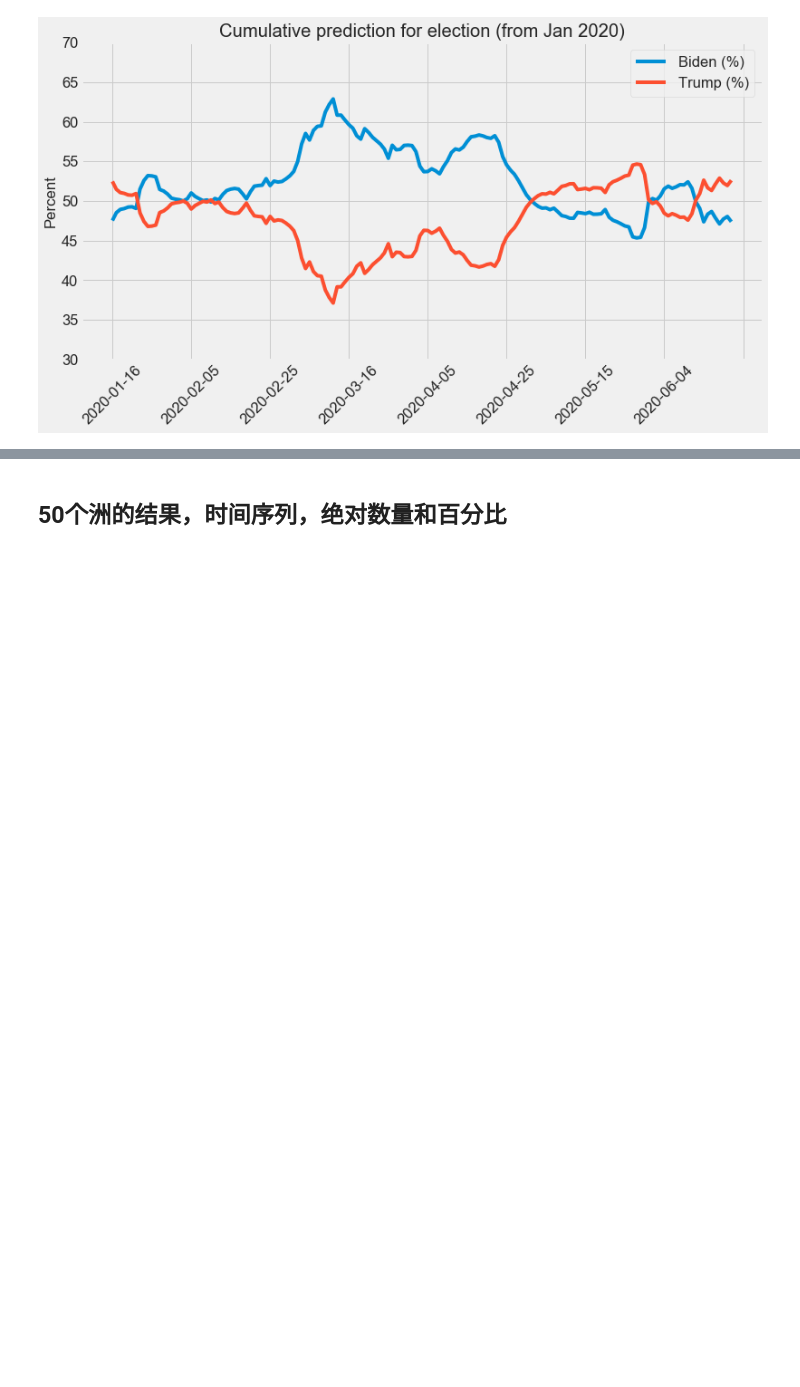
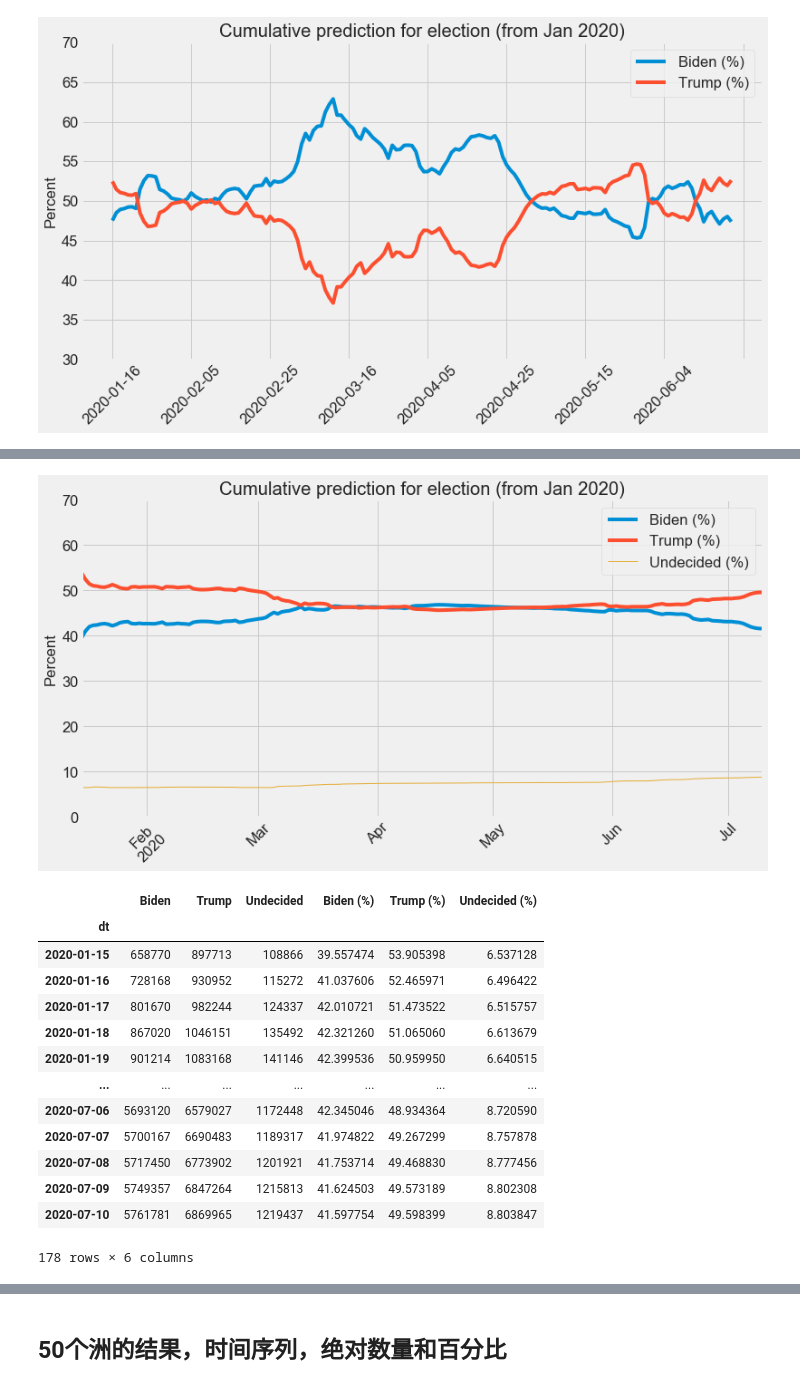
Before and after one commit to kayzhou/US_election, a Jupyter notebook: plots_paper.ipynb, the cells around one changed output, grey strips where cells are left out. Cells and saved outputs as stored; diff of their text form; code cells hidden in the pictures; blank space fills up the shorter version.

```diff
--- a/plots_paper.ipynb
+++ b/plots_paper.ipynb
@@ -45 +43,38 @@ NameError: name 'data_states' is not defined
+# %%
+data = pd.read_csv("data/csv/results-cumFrom01-from-2020-01-02-to-2020-07-10.csv", index_col="dt")
+data = data[data.index >= "2020-01-15"]
+plt.figure(figsize=(12, 6))
+data
+data.index = pd.to_datetime(data.index)
+data["Biden (%)"] = data["Biden"] / (data["Biden"] + data["Trump"] + data["Undecided"]) * 100
+data["Trump (%)"] = data["Trump"] / (data["Biden"] + data["Trump"] + data["Undecided"]) * 100
+data["Undecided (%)"] = data["Undecided"] / (data["Biden"] + data["Trump"] + data["Undecided"]) * 100
+data["Biden (%)"].plot()
+data["Trump (%)"].plot()
+data["Undecided (%)"].plot(lw=1)
+plt.xlabel("")
+plt.ylim(0, 70)
+plt.xticks(rotation=45)
+plt.ylabel("Percent")
+plt.legend()
+plt.title(f"Cumulative prediction for election (from Jan 2020)")
+plt.savefig("fig/cumFrom01-from-2020-01-02-to-2020-07-10-3.png", dpi=300, bbox_inches ='tight')
+plt.show()
+data
+# %% [output]
+[figure, added]
+|  | Biden | Trump | Undecided | Biden (%) | Trump (%) | Undecided (%) |
+| dt |  |  |  |  |  |  |
+| 2020-01-15 | 658770 | 897713 | 108866 | 39.557474 | 53.905398 | 6.537128 |
+| 2020-01-16 | 728168 | 930952 | 115272 | 41.037606 | 52.465971 | 6.496422 |
+| 2020-01-17 | 801670 | 982244 | 124337 | 42.010721 | 51.473522 | 6.515757 |
+| 2020-01-18 | 867020 | 1046151 | 135492 | 42.321260 | 51.065060 | 6.613679 |
+| 2020-01-19 | 901214 | 1083168 | 141146 | 42.399536 | 50.959950 | 6.640515 |
+| ... | ... | ... | ... | ... | ... | ... |
+| 2020-07-06 | 5693120 | 6579027 | 1172448 | 42.345046 | 48.934364 | 8.720590 |
+| 2020-07-07 | 5700167 | 6690483 | 1189317 | 41.974822 | 49.267299 | 8.757878 |
+| 2020-07-08 | 5717450 | 6773902 | 1201921 | 41.753714 | 49.468830 | 8.777456 |
+| 2020-07-09 | 5749357 | 6847264 | 1215813 | 41.624503 | 49.573189 | 8.802308 |
+| 2020-07-10 | 5761781 | 6869965 | 1219437 | 41.597754 | 49.598399 | 8.803847 |
+178 rows × 6 columns
 # %%
```
Also changed, not shown: parts of 5 cells of this notebook, 7 other files.
